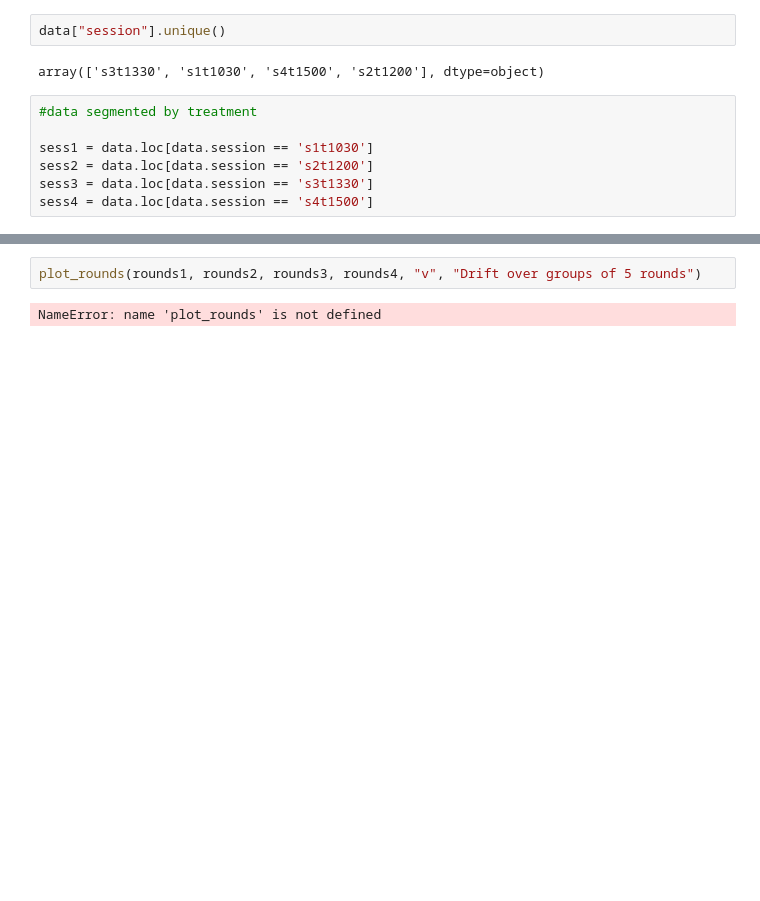
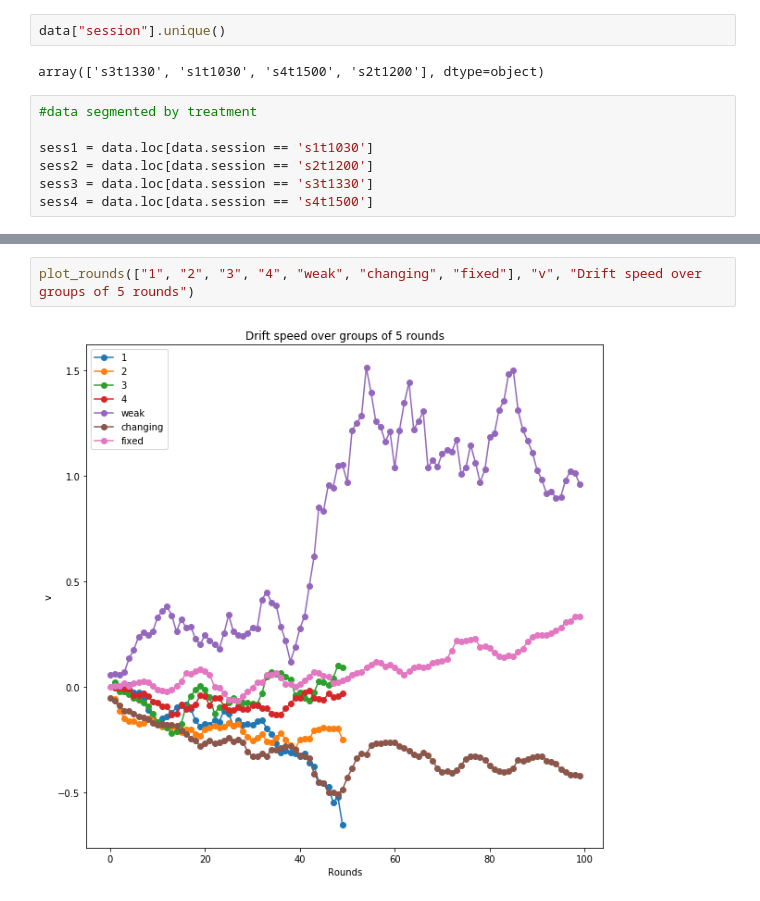
Before and after one commit to eladiomontero/DecisionTimes, a Jupyter notebook: Science Fair Experiment/ScienceFair/ScienceFairAnalysis.ipynb, the cells around one changed output, grey strips where cells are left out. Drawn from its saved outputs; the diff is of its cells as text; blank space fills up the shorter version.

```diff
--- a/Science Fair Experiment/ScienceFair/ScienceFairAnalysis.ipynb
+++ b/Science Fair Experiment/ScienceFair/ScienceFairAnalysis.ipynb
@@ -125,5 +160,5 @@ plot_rounds(rounds1, rounds2, rounds3, rounds4, "a", "Threshold over groups of 5
 # %%
-plot_rounds(rounds1, rounds2, rounds3, rounds4, "v", "Drift over groups of 5 rounds")
+plot_rounds(["1", "2", "3", "4", "weak", "changing", "fixed"], "v", "Drift speed over groups of 5 rounds")
 # %% [output]
-NameError: name 'plot_rounds' is not defined
+[figure, added]
 # %%
```
Also changed, not shown: parts of 24 cells of this notebook, 46 other files.
